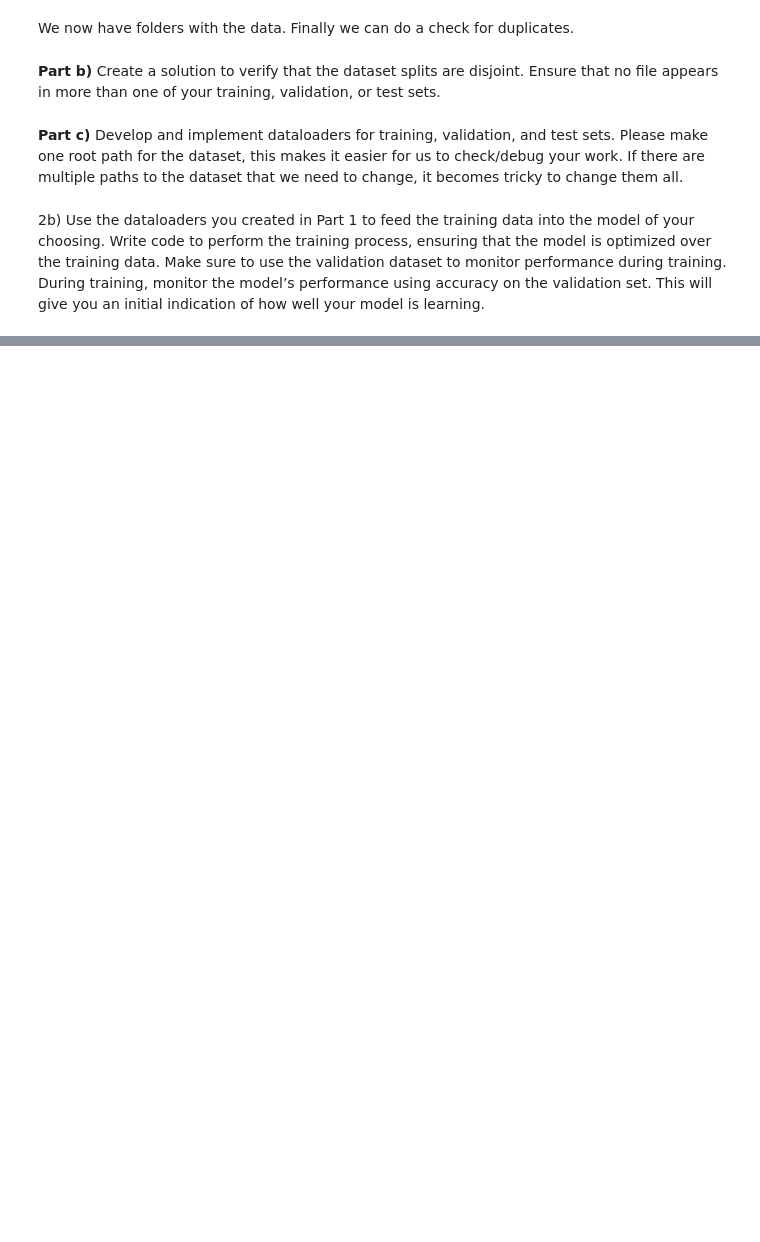
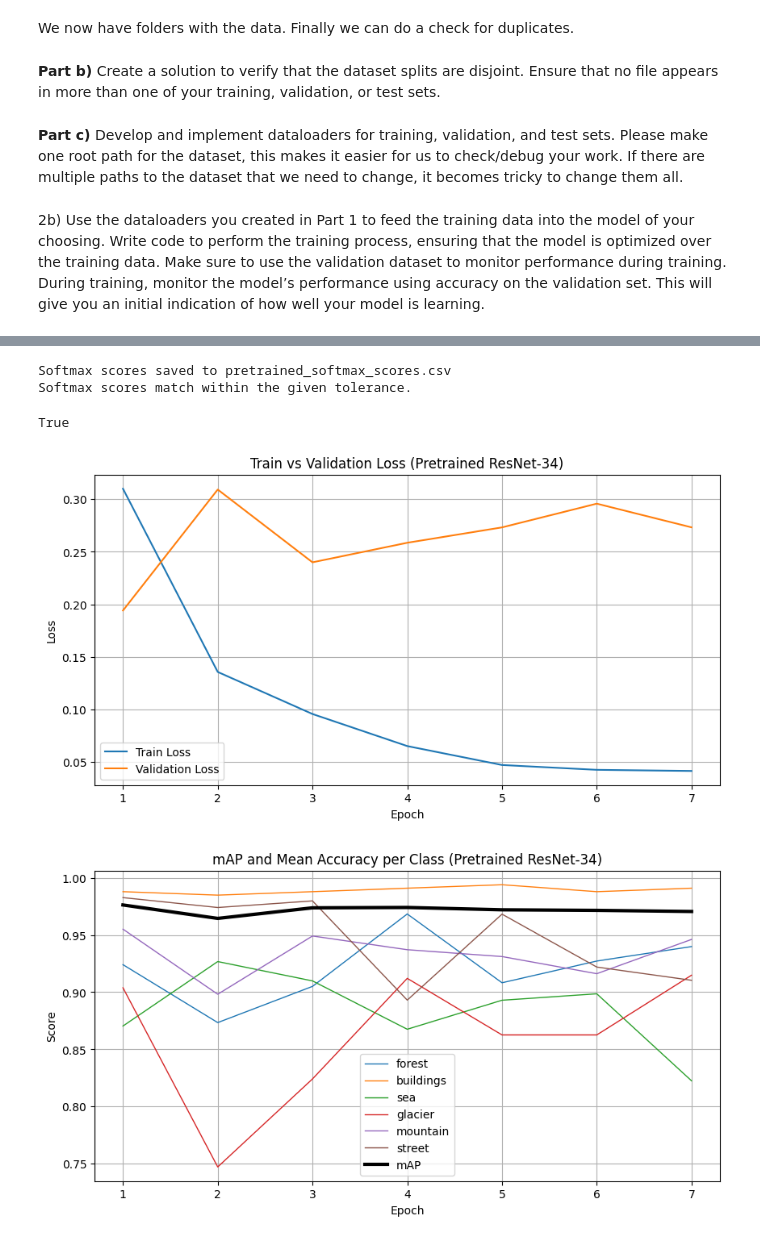
Before and after one commit to hakonko/IN3310, a Jupyter notebook: Mandatory 1/oblig1_haakongk_sketch3.ipynb, the cells around one changed output, grey strips where cells are left out. Drawn from its saved outputs; the diff is of its cells as text; code cells hidden in the pictures; blank space fills up the shorter version.

```diff
--- a/Mandatory 1/oblig1_haakongk_sketch3.ipynb
+++ b/Mandatory 1/oblig1_haakongk_sketch3.ipynb
@@ -343,0 +436,19 @@ plt.show()
+# %%
+import torchvision.models as models
+
+model = models.resnet34(pretrained=True)
+
+# changing the output layer
+num_classes = len(classes)
+model.fc = nn.Linear(model.fc.in_features, num_classes)
+
+model = model.to(device)
+# %%
+import torch.optim as optim
+
+criterion = nn.CrossEntropyLoss()
+optimizer = optim.Adam(model.parameters(), lr=0.0001)
+# %%
+train_accs, val_accs, map_scores, class_accs, train_losses, val_losses = train_model(
+    model, train_loader, val_loader, criterion, optimizer, "pretrained_resnet34.pth", num_epochs=10, early_stopping=5
+)
@@ -343,0 +480,40 @@ plt.show()
+# %%
+SOFTMAX_CSV_PATH = "pretrained_softmax_scores.csv"
+
+predict(model, test_loader, SOFTMAX_CSV_PATH)
+
+compare_softmax(SOFTMAX_CSV_PATH, model, test_loader)
+# %% [output]
+Softmax scores saved to pretrained_softmax_scores.csv
+Softmax scores match within the given tolerance.
+True
+# %%
+import matplotlib.pyplot as plt
+
+epochs = range(1, len(train_accs) + 1)
+
+# Train vs. Validation Loss
+plt.figure(figsize=(10, 5))
+plt.plot(epochs, train_losses, label="Train Loss")
+plt.plot(epochs, val_losses, label="Validation Loss")
+plt.xlabel("Epoch")
+plt.ylabel("Loss")
+plt.title("Train vs Validation Loss (Pretrained ResNet-34)")
+plt.legend()
+plt.grid(True)
+plt.show()
+
+# mAP and mean accuracy per class
+plt.figure(figsize=(10, 5))
+for i, cls in enumerate(classes):
+    plt.plot(epochs, [epoch[i] for epoch in class_accs], linestyle='-', linewidth=1, label=f"{cls}")
+plt.plot(epochs, map_scores, linestyle='-', linewidth=3, color='black', label="mAP")  # Tykkere sort linje for mAP
+plt.xlabel("Epoch")
+plt.ylabel("Score")
+plt.title("mAP and Mean Accuracy per Class (Pretrained ResNet-34)")
+plt.legend()
+plt.grid(True)
+plt.show()
+# %% [output]
+[figure, added]
+[figure, added]
```
Also changed, not shown: parts of 11 cells of this notebook, 2 other files.
